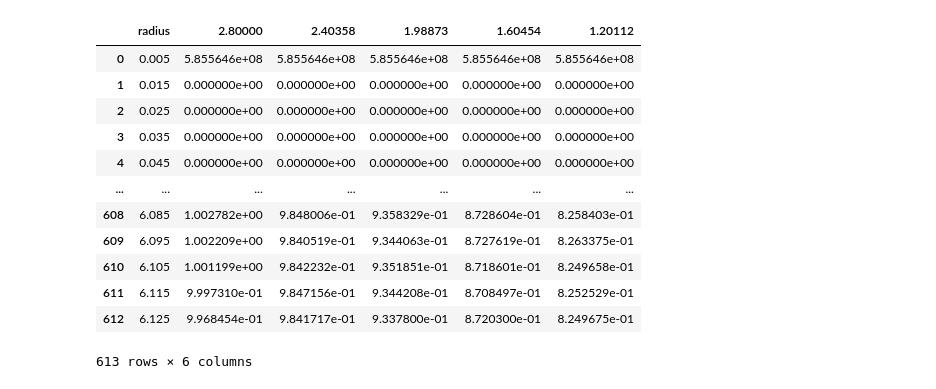
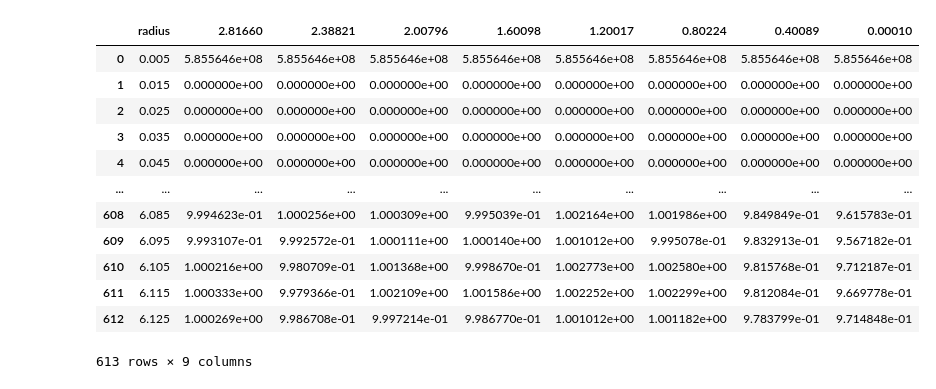
Before and after one commit to AlbertFarkhutdinov/molecular_dynamics, a Jupyter notebook: data/rdf.ipynb, the cells around one changed output. Saved outputs shown, nothing was run; the diff lists cells and outputs as text; code cells hidden in the pictures.

```diff
--- a/data/rdf.ipynb
+++ b/data/rdf.ipynb
@@ -13,33 +8,37 @@ temperatures = (
+# %%
+temperatures = (
+    2.81660, 2.38821, 2.00796, 1.60098, 1.20017, 0.80224, 0.40089, 0.00010,
+)
 # %%
 rdf_data = pd.DataFrame(columns=['radius'])
 
 for temperature in temperatures:
     df = pd.read_csv(
-        f'rdf_file_T_{temperature:.5f}_dates.csv',
+        f'rdf_file_T_{temperature:.5f}.csv',
         sep=';',
     )
     rdf_data = rdf_data.merge(
         right=df,
         how='outer',
         on='radius',
     )
     rdf_data = rdf_data.rename(columns={'rdf': f'{temperature:.5f}'})
 
 rdf_data
 # %% [output]
-|  | radius | 2.80000 | 2.40358 | 1.98873 | 1.60454 | 1.20112 |
-| 0 | 0.005 | 5.855646e+08 | 5.855646e+08 | 5.855646e+08 | 5.855646e+08 | 5.855646e+08 |
-| 1 | 0.015 | 0.000000e+00 | 0.000000e+00 | 0.000000e+00 | 0.000000e+00 | 0.000000e+00 |
-| 2 | 0.025 | 0.000000e+00 | 0.000000e+00 | 0.000000e+00 | 0.000000e+00 | 0.000000e+00 |
-| 3 | 0.035 | 0.000000e+00 | 0.000000e+00 | 0.000000e+00 | 0.000000e+00 | 0.000000e+00 |
-| 4 | 0.045 | 0.000000e+00 | 0.000000e+00 | 0.000000e+00 | 0.000000e+00 | 0.000000e+00 |
-| ... | ... | ... | ... | ... | ... | ... |
-| 608 | 6.085 | 1.002782e+00 | 9.848006e-01 | 9.358329e-01 | 8.728604e-01 | 8.258403e-01 |
-| 609 | 6.095 | 1.002209e+00 | 9.840519e-01 | 9.344063e-01 | 8.727619e-01 | 8.263375e-01 |
-| 610 | 6.105 | 1.001199e+00 | 9.842232e-01 | 9.351851e-01 | 8.718601e-01 | 8.249658e-01 |
-| 611 | 6.115 | 9.997310e-01 | 9.847156e-01 | 9.344208e-01 | 8.708497e-01 | 8.252529e-01 |
-| 612 | 6.125 | 9.968454e-01 | 9.841717e-01 | 9.337800e-01 | 8.720300e-01 | 8.249675e-01 |
+|  | radius | 2.81660 | 2.38821 | 2.00796 | 1.60098 | 1.20017 | 0.80224 | 0.40089 | 0.00010 |
+| 0 | 0.005 | 5.855646e+08 | 5.855646e+08 | 5.855646e+08 | 5.855646e+08 | 5.855646e+08 | 5.855646e+08 | 5.855646e+08 | 5.855646e+08 |
+| 1 | 0.015 | 0.000000e+00 | 0.000000e+00 | 0.000000e+00 | 0.000000e+00 | 0.000000e+00 | 0.000000e+00 | 0.000000e+00 | 0.000000e+00 |
+| 2 | 0.025 | 0.000000e+00 | 0.000000e+00 | 0.000000e+00 | 0.000000e+00 | 0.000000e+00 | 0.000000e+00 | 0.000000e+00 | 0.000000e+00 |
+| 3 | 0.035 | 0.000000e+00 | 0.000000e+00 | 0.000000e+00 | 0.000000e+00 | 0.000000e+00 | 0.000000e+00 | 0.000000e+00 | 0.000000e+00 |
+| 4 | 0.045 | 0.000000e+00 | 0.000000e+00 | 0.000000e+00 | 0.000000e+00 | 0.000000e+00 | 0.000000e+00 | 0.000000e+00 | 0.000000e+00 |
+| ... | ... | ... | ... | ... | ... | ... | ... | ... | ... |
+| 608 | 6.085 | 9.994623e-01 | 1.000256e+00 | 1.000309e+00 | 9.995039e-01 | 1.002164e+00 | 1.001986e+00 | 9.849849e-01 | 9.615783e-01 |
+| 609 | 6.095 | 9.993107e-01 | 9.992572e-01 | 1.000111e+00 | 1.000140e+00 | 1.001012e+00 | 9.995078e-01 | 9.832913e-01 | 9.567182e-01 |
+| 610 | 6.105 | 1.000216e+00 | 9.980709e-01 | 1.001368e+00 | 9.998670e-01 | 1.002773e+00 | 1.002580e+00 | 9.815768e-01 | 9.712187e-01 |
+| 611 | 6.115 | 1.000333e+00 | 9.979366e-01 | 1.002109e+00 | 1.001586e+00 | 1.002252e+00 | 1.002299e+00 | 9.812084e-01 | 9.669778e-01 |
+| 612 | 6.125 | 1.000269e+00 | 9.986708e-01 | 9.997214e-01 | 9.986770e-01 | 1.001012e+00 | 1.001182e+00 | 9.783799e-01 | 9.714848e-01 |
-613 rows × 6 columns
+613 rows × 9 columns
 # %%
 for i, temperature in enumerate(temperatures):
     plt.plot(
```
Also changed, not shown: parts of 2 cells of this notebook, 17 other files.
